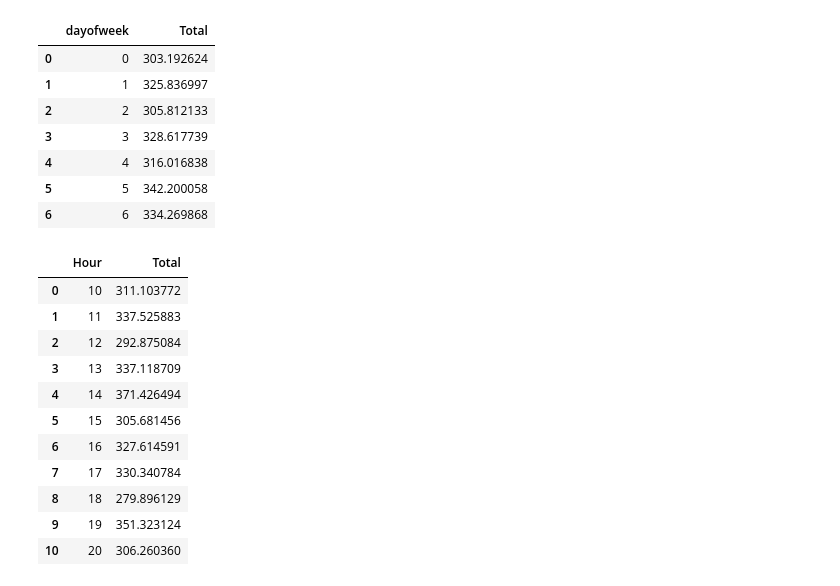
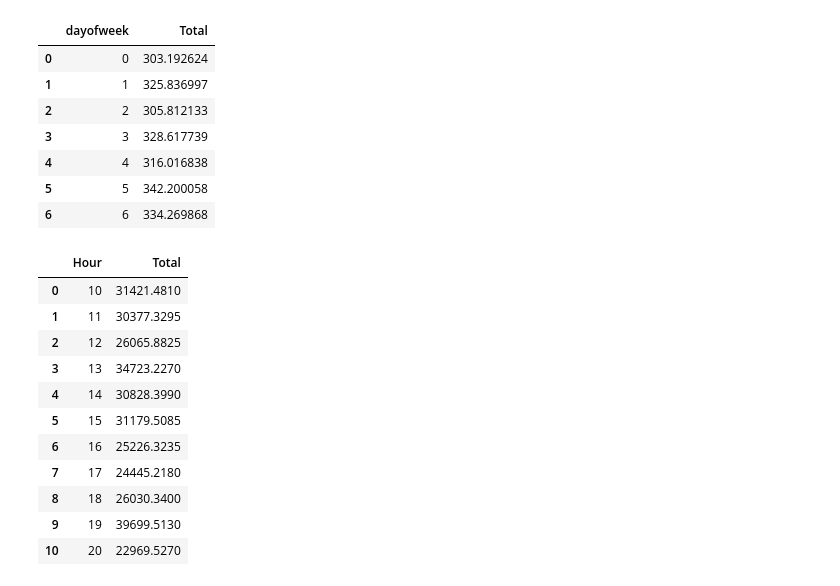
Before and after one commit to isoori/Supermarket-sales, a Jupyter notebook: Untitled.ipynb, the cells around one changed output. Saved outputs shown, nothing was run; the diff lists cells and outputs as text; code cells hidden in the pictures.

```diff
--- a/Untitled.ipynb
+++ b/Untitled.ipynb
@@ -132,17 +132,17 @@ df.groupby('dayofweek')['Total'].mean().reset_index()
 | 5 | 5 | 342.200058 |
 | 6 | 6 | 334.269868 |
 # %%
-df.groupby('Hour')['Total'].mean().reset_index()
+df.groupby('Hour')['Total'].sum().reset_index()
 # %% [output]
 |  | Hour | Total |
-| 0 | 10 | 311.103772 |
-| 1 | 11 | 337.525883 |
-| 2 | 12 | 292.875084 |
-| 3 | 13 | 337.118709 |
-| 4 | 14 | 371.426494 |
-| 5 | 15 | 305.681456 |
-| 6 | 16 | 327.614591 |
-| 7 | 17 | 330.340784 |
-| 8 | 18 | 279.896129 |
-| 9 | 19 | 351.323124 |
-| 10 | 20 | 306.260360 |
+| 0 | 10 | 31421.4810 |
+| 1 | 11 | 30377.3295 |
+| 2 | 12 | 26065.8825 |
+| 3 | 13 | 34723.2270 |
+| 4 | 14 | 30828.3990 |
+| 5 | 15 | 31179.5085 |
+| 6 | 16 | 25226.3235 |
+| 7 | 17 | 24445.2180 |
+| 8 | 18 | 26030.3400 |
+| 9 | 19 | 39699.5130 |
+| 10 | 20 | 22969.5270 |
```
Also changed, not shown: parts of 3 cells of this notebook.
